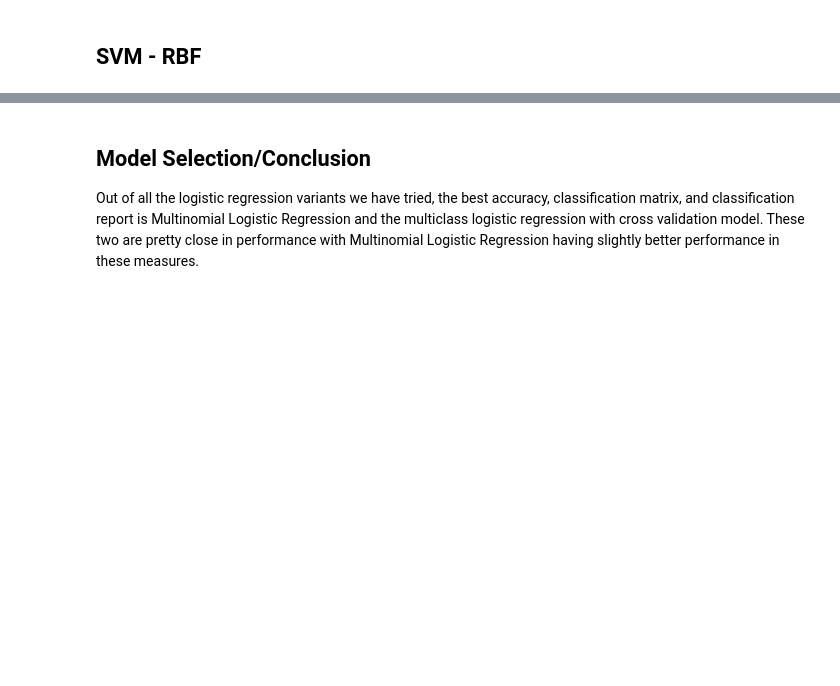
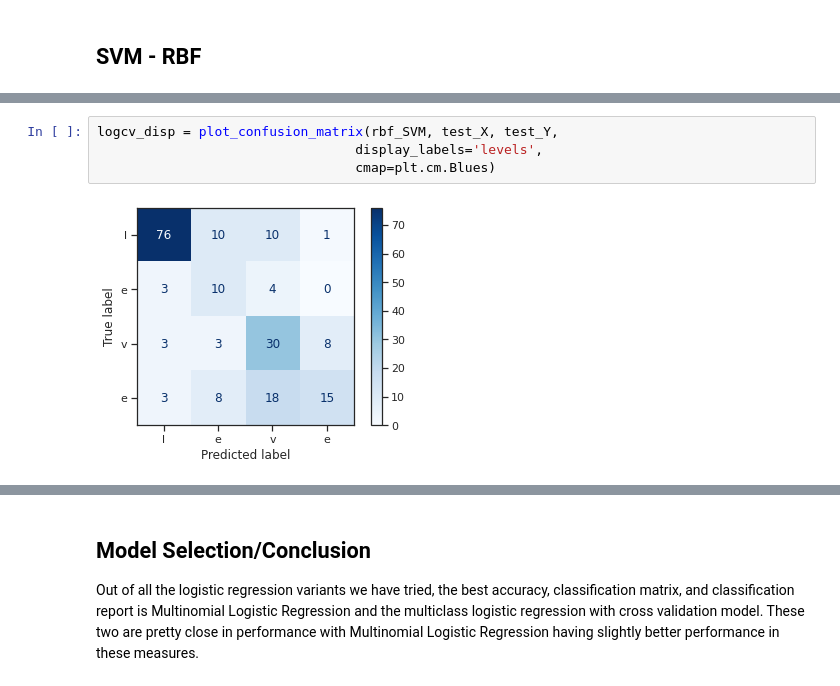
Before and after one commit to arisnbrio/covid-19-country-infection-levels, a Jupyter notebook: CountryClassificationLog.ipynb, the cells around one changed output, grey strips where cells are left out. Cells and saved outputs as stored; diff of their text form; blank space fills up the shorter version.

```diff
--- a/CountryClassificationLog.ipynb
+++ b/CountryClassificationLog.ipynb
@@ -598,3 +605,9 @@ SVM RBF Accuracy  (Testing): 0.6287128712871287
+# %%
+logcv_disp = plot_confusion_matrix(rbf_SVM, test_X, test_Y,
+                                 display_labels='levels',
+                                 cmap=plt.cm.Blues)
+# %% [output]
+[figure, added]
 # %%
 
 print(metrics.classification_report(test_Y, rbf_pred)) # classification report
```
Also changed, not shown: parts of 23 cells of this notebook.
